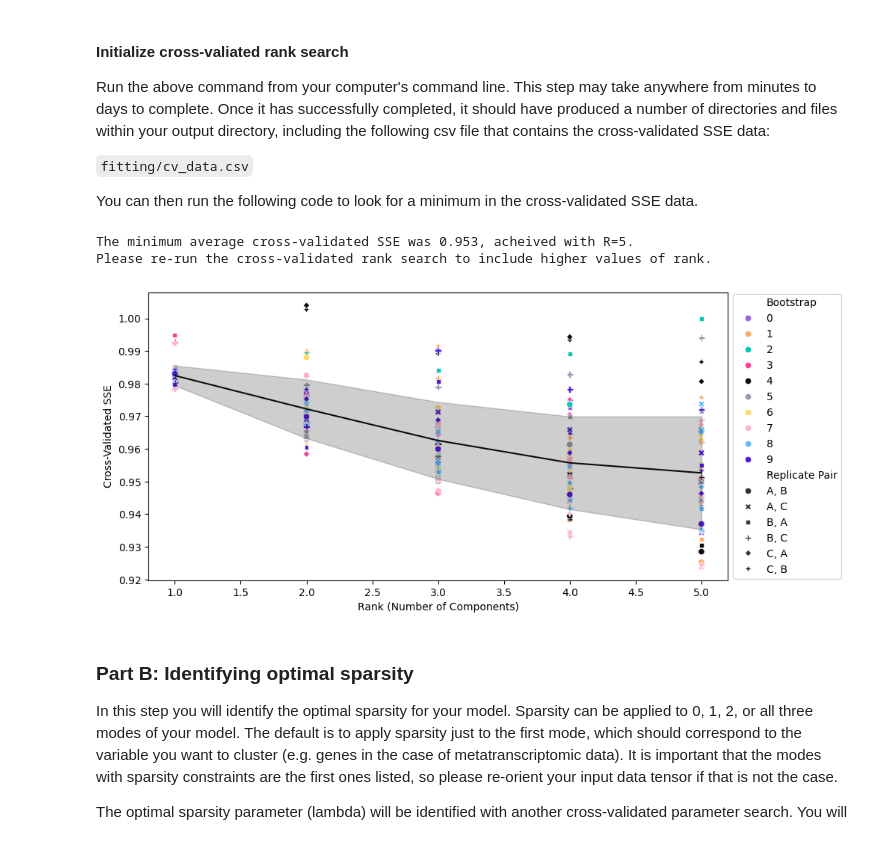
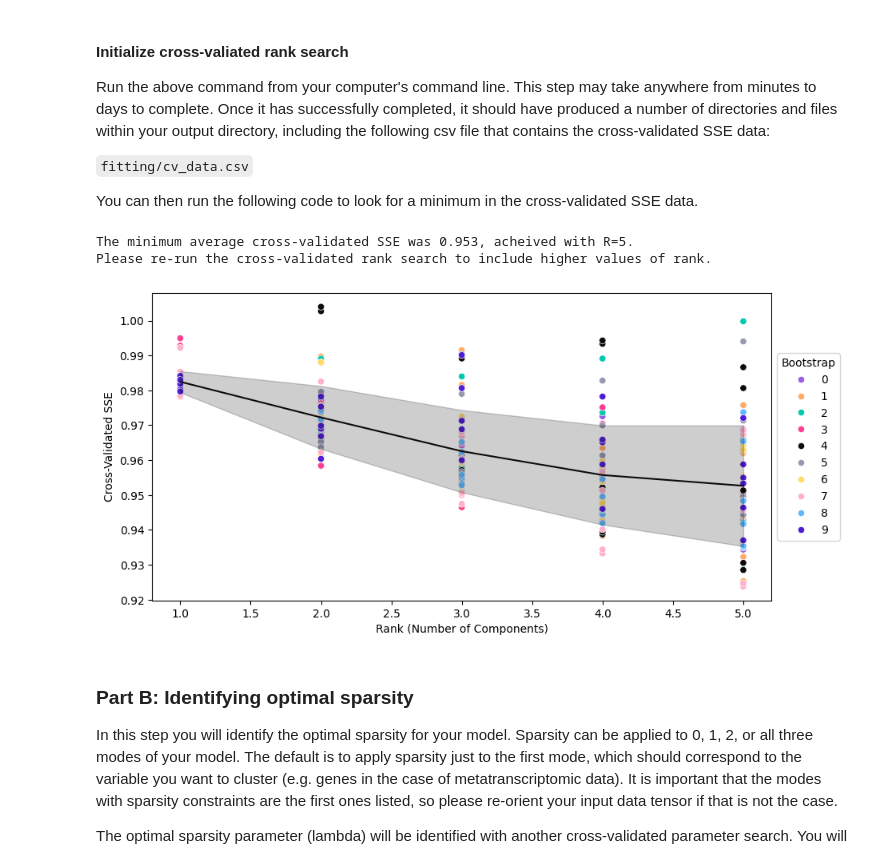
Before and after one commit to blasks/barnacle-boilerplate, a Jupyter notebook: 4-fit-barnacle.ipynb, the cells around one changed output. Drawn from its saved outputs; the diff is of its cells as text; code cells hidden in the pictures.

```diff
--- a/4-fit-barnacle.ipynb
+++ b/4-fit-barnacle.ipynb
@@ -180,37 +166,36 @@ You can then run the following code to look for a minimum in the cross-validated
 # %%
 # visualize the result of the cross validation run
 
 # read in cross-validation data
 rank_df = pd.read_csv(f"{outdir}/fitting/cv_data.csv")
 # down-select to just cross-validation data with lambda=0
 rank_df = rank_df[(rank_df['modeled_replicate'] != rank_df['comparison_replicate']) & rank_df['lambda'].eq(0.)].reset_index(drop=True)
-rank_df['Replicate Pair'] = rank_df['modeled_replicate'] + ', ' + rank_df['comparison_replicate']
 rank_df['Bootstrap'] = rank_df.bootstrap_id.astype(str)
 
 # calculate minimum average cross-validated SSE
 avg_cv_sse = rank_df.groupby('rank').sse.mean()
 rank_min_sse = int(avg_cv_sse.idxmin())
 print(f'The minimum average cross-validated SSE was {avg_cv_sse.min():.3}, acheived with R={rank_min_sse}.')
 if rank_min_sse == rank_df['rank'].min():
     if rank_min_sse == 1:
         print('This may indicate a high level of noise in your data. You may need to reconsider preprocessing and normalization.')
     else:
         print('Please re-run the cross-validated rank search to include lower values of rank.')
 elif rank_min_sse == rank_df['rank'].max():
     print('Please re-run the cross-validated rank search to include higher values of rank.')
 else:
     print(f'This indicates an optimal rank value of {optimal_rank}. Proceed to select the optimal value of lambda.')
 
 # plot cross-validated SSE as a function of rank
 fig, axis = plt.subplots(figsize=(10,5))
-sns.scatterplot(data=rank_df, x='rank', y='sse', hue='Bootstrap', style='Replicate Pair', ax=axis, legend=True)
+sns.scatterplot(data=rank_df, x='rank', y='sse', hue='Bootstrap', ax=axis, legend=True)
 sns.lineplot(data=rank_df, x='rank', y='sse', color=sns.color_palette()[4], errorbar='sd', ax=axis)
-axis.legend(loc='center left', bbox_to_anchor=(1,0.5));
+axis.legend(title='Bootstrap', loc='center left', bbox_to_anchor=(1,0.5));
 axis.set(xlabel='Rank (Number of Components)', ylabel='Cross-Validated SSE');
 # %% [output]
 The minimum average cross-validated SSE was 0.953, acheived with R=5.
 Please re-run the cross-validated rank search to include higher values of rank.
-[figure, old version]
+[figure, new version]
 # %% [markdown]
 ### Part B: Identifying optimal sparsity
 
```
Also changed, not shown: parts of 5 cells of this notebook, 3 other files.
